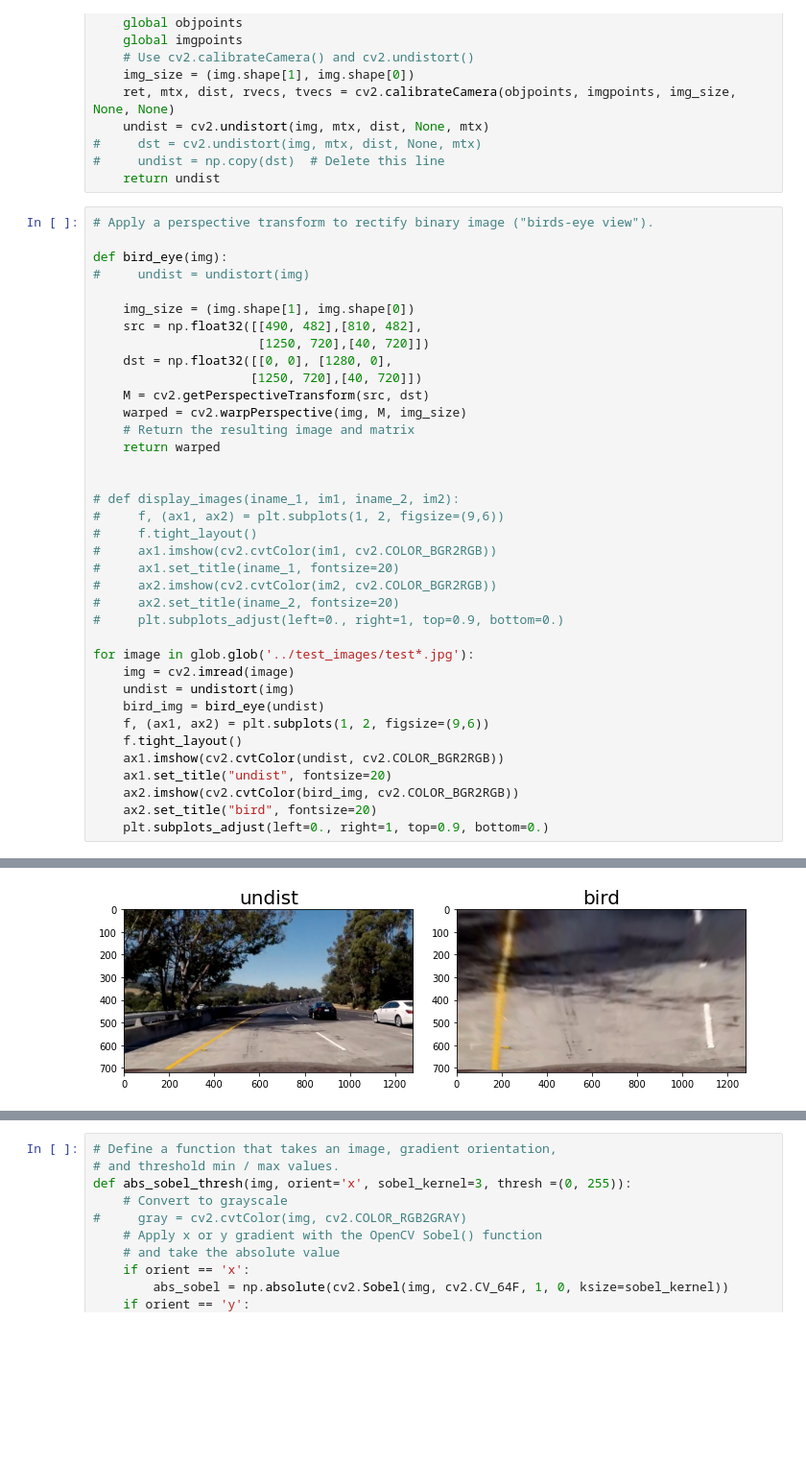
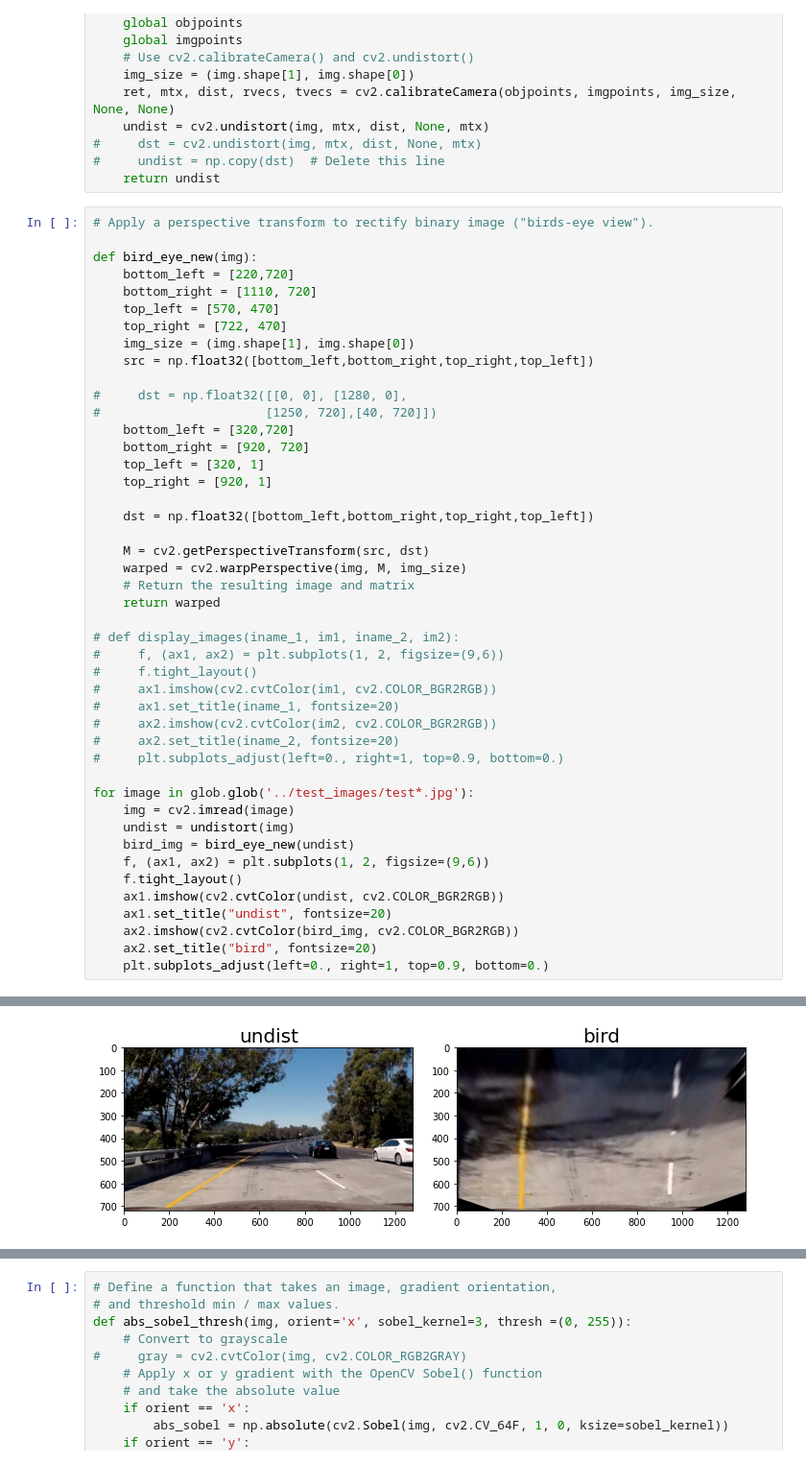
Before and after one commit to yongzou/CarND-Advanced-Lane-Lines, a Jupyter notebook: examples/homework.ipynb, the cells around one changed output, grey strips where cells are left out. Shown at 96% size. Cells and saved outputs as stored; diff of their text form; blank space fills up the shorter version.

```diff
--- a/examples/homework.ipynb
+++ b/examples/homework.ipynb
@@ -70,19 +70,27 @@ def undistort(img):
 # %%
 # Apply a perspective transform to rectify binary image ("birds-eye view").
 
-def bird_eye(img):
-#     undist = undistort(img)
+def bird_eye_new(img):
+    bottom_left = [220,720]
+    bottom_right = [1110, 720]
+    top_left = [570, 470]
+    top_right = [722, 470]
+    img_size = (img.shape[1], img.shape[0])
+    src = np.float32([bottom_left,bottom_right,top_right,top_left])
 
-    img_size = (img.shape[1], img.shape[0])
-    src = np.float32([[490, 482],[810, 482],
-                      [1250, 720],[40, 720]])
-    dst = np.float32([[0, 0], [1280, 0],
-                     [1250, 720],[40, 720]])
+#     dst = np.float32([[0, 0], [1280, 0],
+#                      [1250, 720],[40, 720]])
+    bottom_left = [320,720]
+    bottom_right = [920, 720]
+    top_left = [320, 1]
+    top_right = [920, 1]
+
+    dst = np.float32([bottom_left,bottom_right,top_right,top_left])
+
     M = cv2.getPerspectiveTransform(src, dst)
     warped = cv2.warpPerspective(img, M, img_size)
     # Return the resulting image and matrix
     return warped
-
 
 # def display_images(iname_1, im1, iname_2, im2):
 #     f, (ax1, ax2) = plt.subplots(1, 2, figsize=(9,6))
@@ -96,7 +104,7 @@ def bird_eye(img):
 for image in glob.glob('../test_images/test*.jpg'):
     img = cv2.imread(image)
     undist = undistort(img)
-    bird_img = bird_eye(undist)
+    bird_img = bird_eye_new(undist)
     f, (ax1, ax2) = plt.subplots(1, 2, figsize=(9,6))
     f.tight_layout()
     ax1.imshow(cv2.cvtColor(undist, cv2.COLOR_BGR2RGB))
@@ -109 +117 @@ for image in glob.glob('../test_images/test*.jpg'):
-[figure, old version]
+[figure, new version]
```
Also changed, not shown: parts of 5 cells of this notebook.
